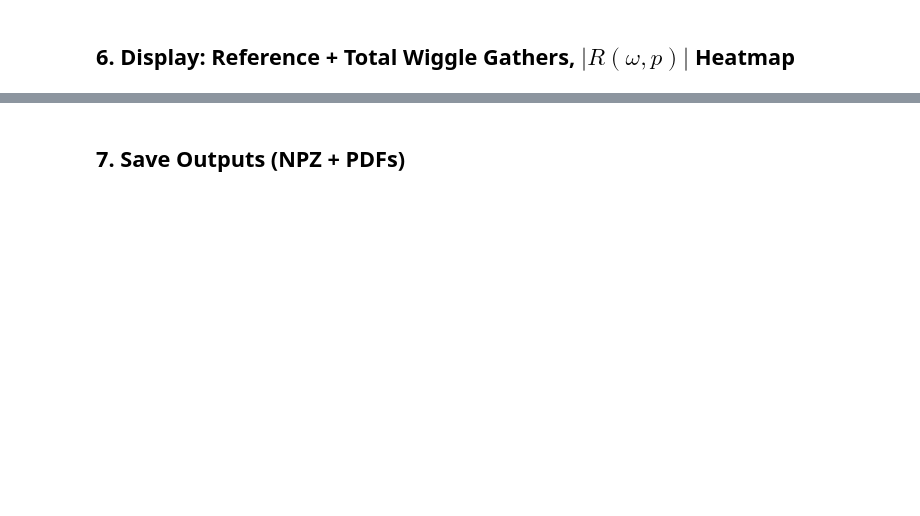
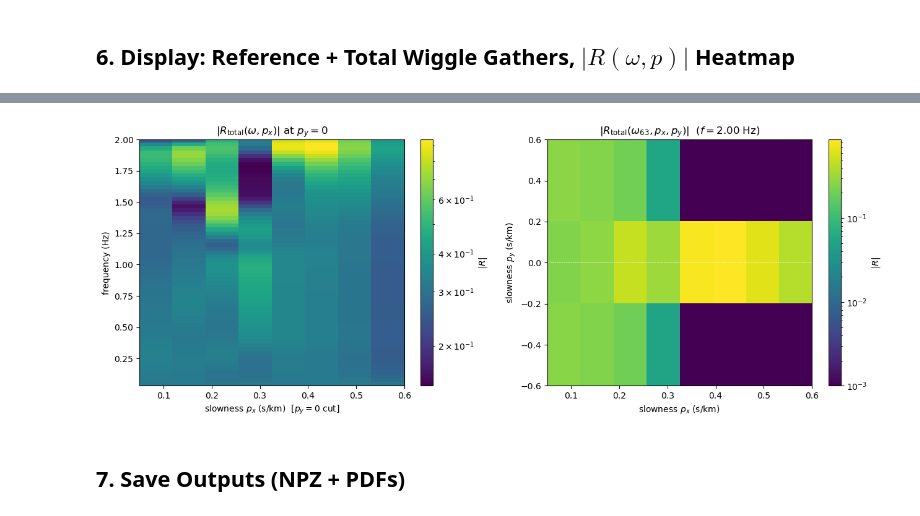
Before and after one commit to tmnestor/SeismicInversion, a Jupyter notebook: GlobalMatrix/taup_scale_demo.ipynb, the cells around one changed output, grey strips where cells are left out. Drawn from its saved outputs; the diff is of its cells as text; code cells hidden in the pictures; blank space fills up the shorter version.

```diff
--- a/GlobalMatrix/taup_scale_demo.ipynb
+++ b/GlobalMatrix/taup_scale_demo.ipynb
@@ -325,33 +496,73 @@ plt.show()
 # %%
 import matplotlib.colors as mcolors
 
-amplitude = np.abs(R_total_wp)
-vmax = float(amplitude.max())
-vmin = max(1.0e-3, float(amplitude[amplitude > 0].min()))
-if vmax <= vmin:
-    vmax = vmin * 10.0
-norm = mcolors.LogNorm(vmin=vmin, vmax=vmax)
+# Left: |R_total(ω, p_x)| at p_y=0 (back-azimuthal cut)
+amplitude_py0 = np.abs(R_total_py0)
+vmax_py0 = float(amplitude_py0.max())
+vmin_py0 = max(1.0e-3, float(amplitude_py0[amplitude_py0 > 0].min()))
+if vmax_py0 <= vmin_py0:
+    vmax_py0 = vmin_py0 * 10.0
+norm_py0 = mcolors.LogNorm(vmin=vmin_py0, vmax=vmax_py0)
 
-fig, ax = plt.subplots(figsize=(8, 6))
-im = ax.imshow(
-    np.maximum(amplitude, vmin),
+# Right: |R_total(ω_max, p_x, p_y)| 2D fan at the highest frequency.
+# This is where horizontal scattering from the y direction shows up
+# most clearly in the demo: the off-axis (p_y ≠ 0) columns carry the
+# side-scattered modes that the strict ky=0 single-azimuth gather
+# cannot see.
+f_idx_show = config.nw - 1
+amplitude_fan = np.abs(R_total_grid[f_idx_show])  # (n_p_x, n_p_y)
+vmax_fan = float(amplitude_fan.max())
+vmin_fan = max(1.0e-3, float(amplitude_fan[amplitude_fan > 0].min()))
+if vmax_fan <= vmin_fan:
+    vmax_fan = vmin_fan * 10.0
+norm_fan = mcolors.LogNorm(vmin=vmin_fan, vmax=vmax_fan)
+
+fig, axes = plt.subplots(1, 2, figsize=(13, 5))
+
+im0 = axes[0].imshow(
+    np.maximum(amplitude_py0, vmin_py0),
     aspect="auto",
     origin="lower",
     extent=(
-        float(p_values.min()),
-        float(p_values.max()),
+        float(p_x_vals.min()),
+        float(p_x_vals.max()),
         float(freqs_hz.min()),
         float(freqs_hz.max()),
     ),
     cmap="viridis",
-    norm=norm,
+    norm=norm_py0,
 )
-ax.set_xlabel("slowness p (s/km)")
-ax.set_ylabel("frequency (Hz)")
-ax.set_title(r"$|R_{\mathrm{total}}(\omega, p)|$ (log scale)")
-fig.colorbar(im, ax=ax, label=r"$|R(\omega, p)|$")
+axes[0].set_xlabel("slowness $p_x$ (s/km)  [$p_y = 0$ cut]")
+axes[0].set_ylabel("frequency (Hz)")
+axes[0].set_title(r"$|R_{\mathrm{total}}(\omega, p_x)|$ at $p_y = 0$")
+fig.colorbar(im0, ax=axes[0], label=r"$|R|$")
+
+im1 = axes[1].imshow(
+    np.maximum(amplitude_fan, vmin_fan).T,  # transpose so p_y is on the y-axis
+    aspect="auto",
+    origin="lower",
+    extent=(
+        float(p_x_vals.min()),
+        float(p_x_vals.max()),
+        float(p_y_vals.min()),
+        float(p_y_vals.max()),
+    ),
+    cmap="viridis",
+    norm=norm_fan,
+)
+axes[1].set_xlabel("slowness $p_x$ (s/km)")
+axes[1].set_ylabel("slowness $p_y$ (s/km)")
+axes[1].set_title(
+    rf"$|R_{{\mathrm{{total}}}}(\omega_{{{f_idx_show}}}, p_x, p_y)|$"
+    f"  ($f = {freqs_hz[f_idx_show]:.2f}$ Hz)"
+)
+axes[1].axhline(0.0, color="white", linewidth=0.5, linestyle="--")
+fig.colorbar(im1, ax=axes[1], label=r"$|R|$")
+
 fig.tight_layout()
 plt.show()
+# %% [output]
+[figure, added]
 # %% [markdown]
 ## 7. Save Outputs (NPZ + PDFs)
 # %%
```
Also changed, not shown: parts of 12 cells of this notebook, 6 other files.
